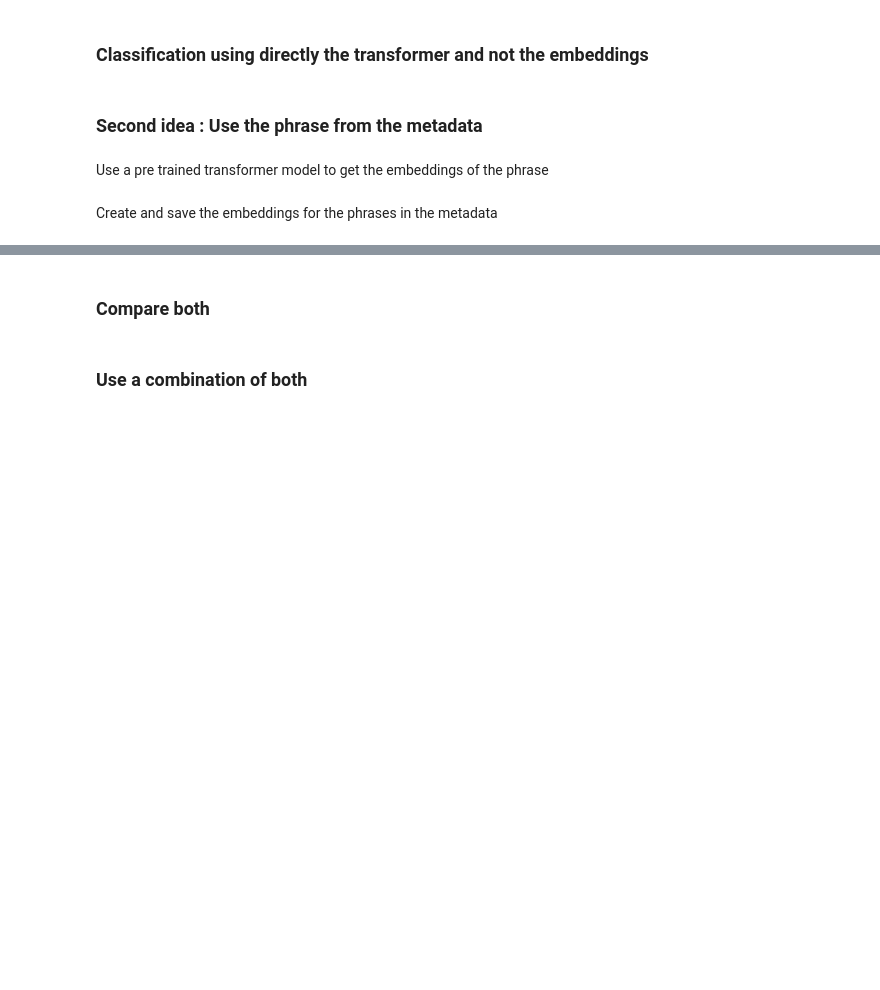
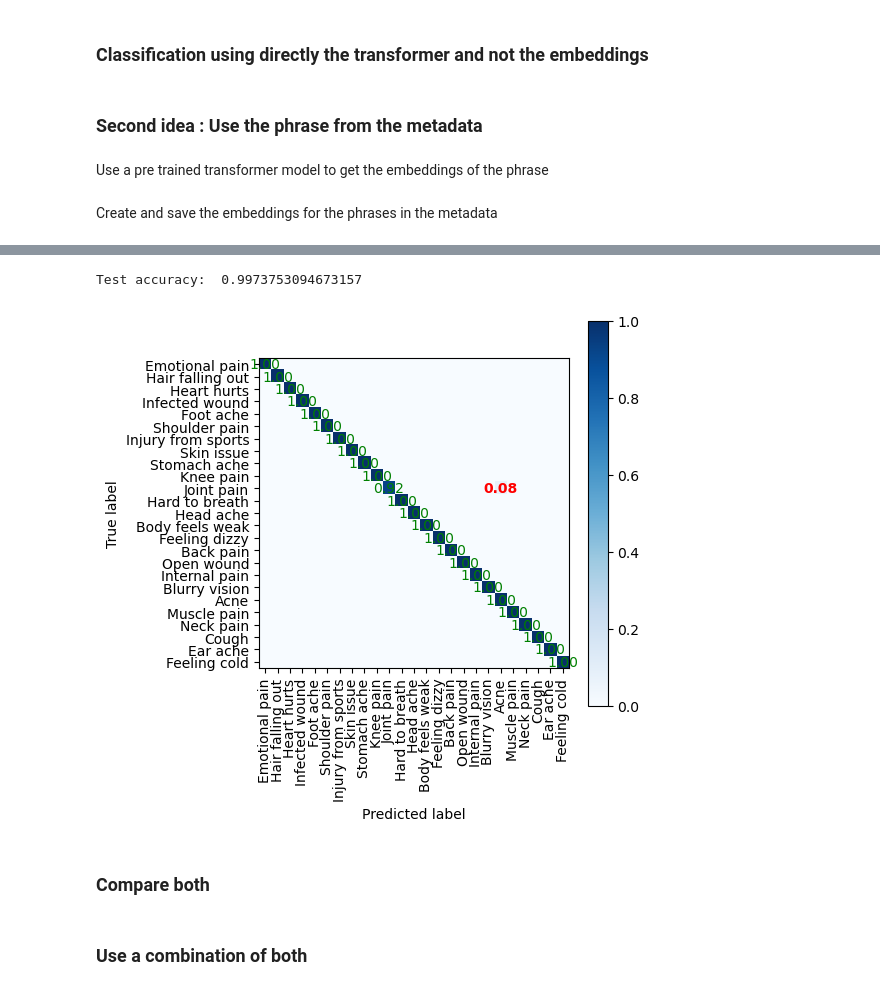
Before and after one commit to jules20022000/dl_project, a Jupyter notebook: main.ipynb, the cells around one changed output, grey strips where cells are left out. Drawn from its saved outputs; the diff is of its cells as text; code cells hidden in the pictures; blank space fills up the shorter version.

Commit message:
embedding results

```diff
--- a/main.ipynb
+++ b/main.ipynb
@@ -315,10 +328,7 @@ optimizer = optim.Adam(classifier.parameters(), lr=0.0001)
 num_epochs = 5000
 train_losses = []
 valid_losses = []
-
-# use the validation and test to test
-valid_embeddings = torch.cat((valid_embeddings, test_embeddings))
-valid_labels = torch.cat((valid_labels, test_labels))
+valid_accs = []
 
 for epoch in range(num_epochs):
     # Training
@@ -340,12 +350,25 @@ for epoch in range(num_epochs):
         valid_loss = loss.item()
         valid_losses.append(valid_loss)
         accuracy = torch.mean((torch.argmax(outputs, dim=1) == targets).float())
+        valid_accs.append(accuracy.item())
 
     if epoch % 50 == 0:
         print("Epoch:", "%04d" % (epoch + 1), "train cost =", "{:.6f}".format(train_loss), "valid cost =", "{:.6f}".format(valid_loss), "valid accuracy =", "{:.2f}".format(accuracy * 100.0))
 
-# Plot the train and validation losses
-plt.plot(train_losses, label='Train loss')
-plt.plot(valid_losses, label='Valid loss')
-plt.legend()
-plt.show()
+# use the test set to evaluate the model
+classifier.eval()
+with torch.no_grad():
+    inputs, targets = test_embeddings.to(device), test_labels.to(device, dtype=torch.long)
+    outputs = classifier(inputs)
+    loss = criterion(outputs, targets)
+    test_acc = torch.mean((torch.argmax(outputs, dim=1) == targets).float())
+    print("Test accuracy: ", test_acc.item())
+
+
+import numpy as np
+
+# save the losses and accuracies as numpy arrays
+np.save("./results/embeddings/test_acc.npy", np.array(test_acc.item()))
+np.save("./results/embeddings/tr_losses.npy", np.array(train_losses))
+np.save("./results/embeddings/val_accs.npy", np.array(valid_accs))
+np.save("./results/embeddings/val_losses.npy", np.array(valid_losses))
@@ -352,8 +393,8 @@ plt.show()
 # %%
-# create confusion matrix for the valid set
+# create confusion matrix for the tets set
 classifier.eval()
 with torch.no_grad():
-    inputs, targets = valid_embeddings.to(device), valid_labels.to(device, dtype=torch.long)
+    inputs, targets = test_embeddings.to(device), test_labels.to(device, dtype=torch.long)
     outputs = classifier(inputs)
     predictions = torch.argmax(outputs, dim=1)
     accuracy = torch.mean((predictions == targets).float())
@@ -362,33 +403,36 @@ with torch.no_grad():
     # Create confusion matrix
     confusion_matrix = torch.zeros(len(prompt_to_id), len(prompt_to_id))
     for t, p in zip(targets, predictions):
         confusion_matrix[t, p] += 1
 
     # Normalize confusion matrix
     confusion_matrix = confusion_matrix / confusion_matrix.sum(dim=1, keepdim=True)
 
     # Create a figure
     plt.figure(figsize=(5, 5))
     # Show confusion matrix
     plt.imshow(confusion_matrix, cmap='Blues')
     plt.xticks(range(len(prompt_to_id)), prompt_to_id.keys(), rotation=90)
     plt.yticks(range(len(prompt_to_id)), prompt_to_id.keys())
     plt.xlabel('Predicted label')
     plt.ylabel('True label')
     plt.colorbar()
 
     # Add text annotations for non-zero misclassified data
     for i in range(len(prompt_to_id)):
         for j in range(len(prompt_to_id)):
             value = confusion_matrix[i, j]
             if value != 0:
                 text = plt.text(j, i, f'{value:.2f}', ha='center', va='center', color='green')
                 # Highlight misclassified data
                 if i != j:
                     text.set_color("red")
                     text.set_weight('bold')
 
     plt.show()
+# %% [output]
+Test accuracy:  0.9973753094673157
+[figure, added]
 # %%
 # test the model where you can input a live audio recording
 sentence1 = speech_to_text()
```
Also changed, not shown: parts of 7 cells of this notebook, 7 other files.
